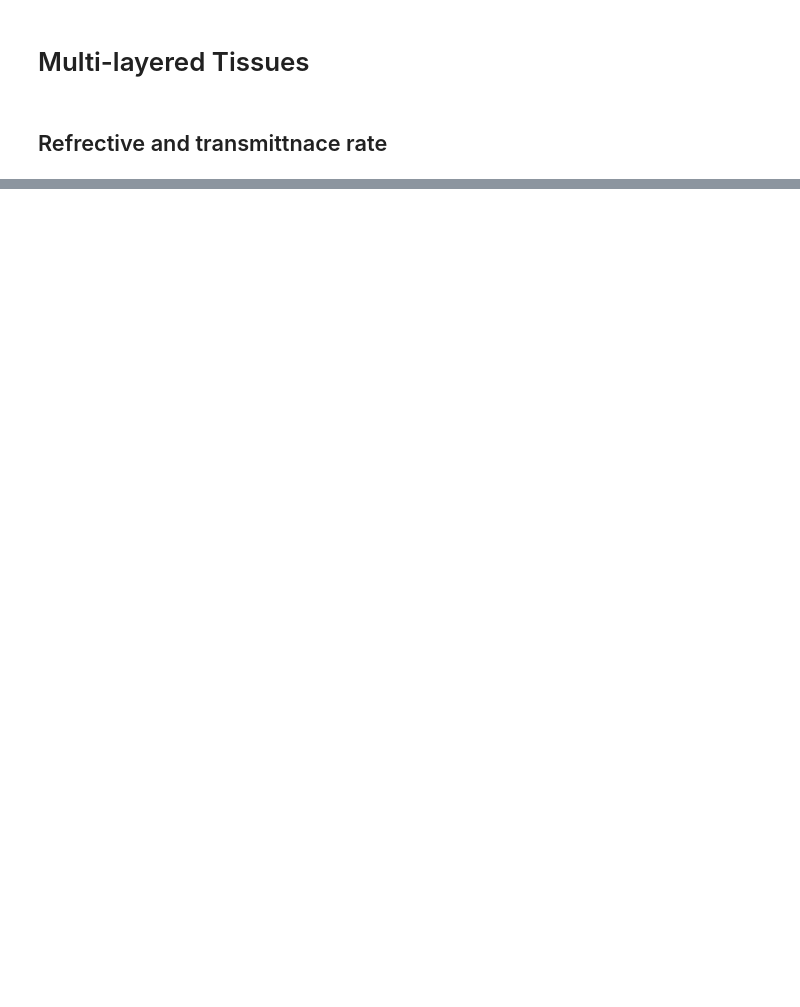
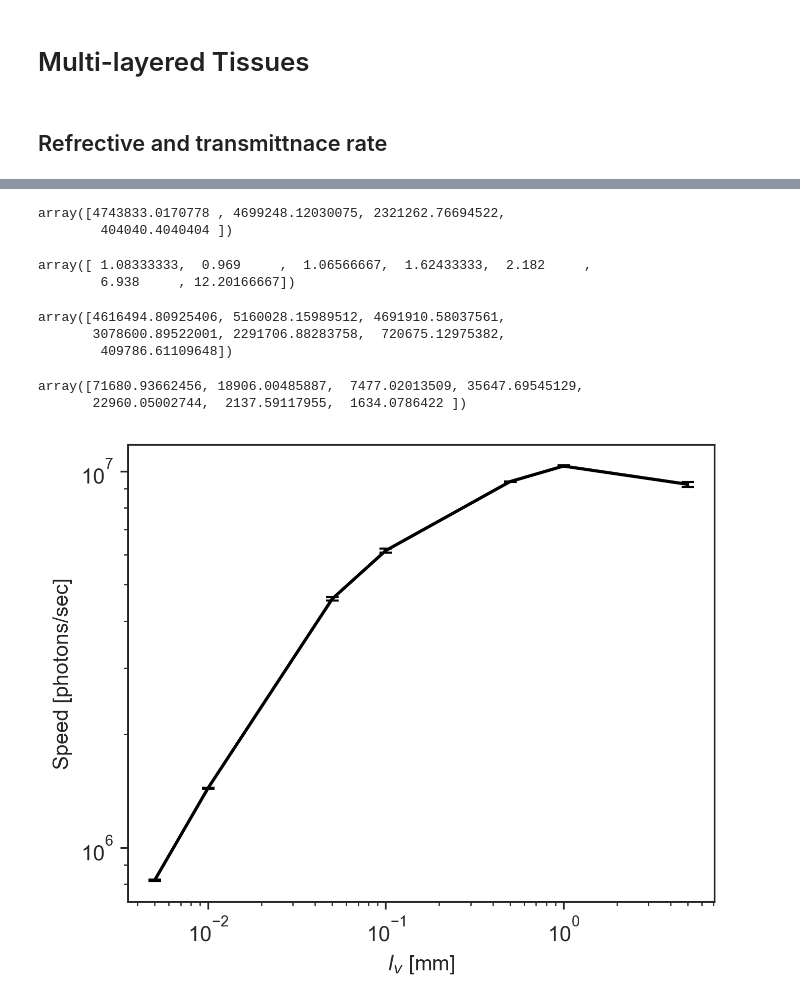
Before and after one commit to Kaname21Miura/pyMonteOpt, a Jupyter notebook: test_voxelcuda.ipynb, the cells around one changed output, grey strips where cells are left out. Cells and saved outputs as stored; diff of their text form; code cells hidden in the pictures; blank space fills up the shorter version.

```diff
--- a/test_voxelcuda.ipynb
+++ b/test_voxelcuda.ipynb
@@ -377,0 +438,50 @@ plt.show()
+# %%
+time_rec
+# %% [output]
+array([4743833.0170778 , 4699248.12030075, 2321262.76694522,
+        404040.4040404 ])
+# %%
+time_rec =np.array(
+    [
+        [1.062,0.967,1.065,1.618, 2.212,6.917,12.150 ],
+        [1.103,0.966,1.064,1.605, 2.160,6.931,12.267 ],
+        [1.085,0.974,1.068,1.650, 2.174,6.966,12.188 ],
+    ])
+time_rec.mean(0)
+# %% [output]
+array([ 1.08333333,  0.969     ,  1.06566667,  1.62433333,  2.182     ,
+        6.938     , 12.20166667])
+# %%
+speed_mean
+# %% [output]
+array([4616494.80925406, 5160028.15989512, 4691910.58037561,
+       3078600.89522001, 2291706.88283758,  720675.12975382,
+        409786.61109648])
+# %%
+speed_sd
+# %% [output]
+array([71680.93662456, 18906.00485887,  7477.02013509, 35647.69545129,
+       22960.05002744,  2137.59117955,  1634.0786422 ])
+# %%
+time_rec =np.array(
+    [
+        [1.062,0.967,1.065,1.618, 2.212,6.917,12.150 ],
+        [1.103,0.966,1.064,1.605, 2.160,6.931,12.267 ],
+        [1.085,0.974,1.068,1.650, 2.174,6.966,12.188 ],
+    ])
+speed_mean = (nPh/time_rec).mean(0)
+speed_sd = (nPh/time_rec).std(0)
+list_size_ = [5,1,0.5,0.1,0.05,0.01,0.005]
+plt.figure(figsize=(5,4),dpi=300)
+plt.errorbar(list_size_,speed_mean,yerr=speed_sd,#marker="o",
+             capsize = 3,color ="k")
+plt.xscale('log')
+plt.yscale('log')
+
+plt.xlabel('$l_v$ [mm]')
+plt.ylabel('Speed [photons/sec]')
+plt.savefig("speed_lv.tif",format="tif",dpi=300)
+
+plt.show()
+# %% [output]
+[figure, added]
```
Also changed, not shown: parts of 22 cells of this notebook, 2 other files.
